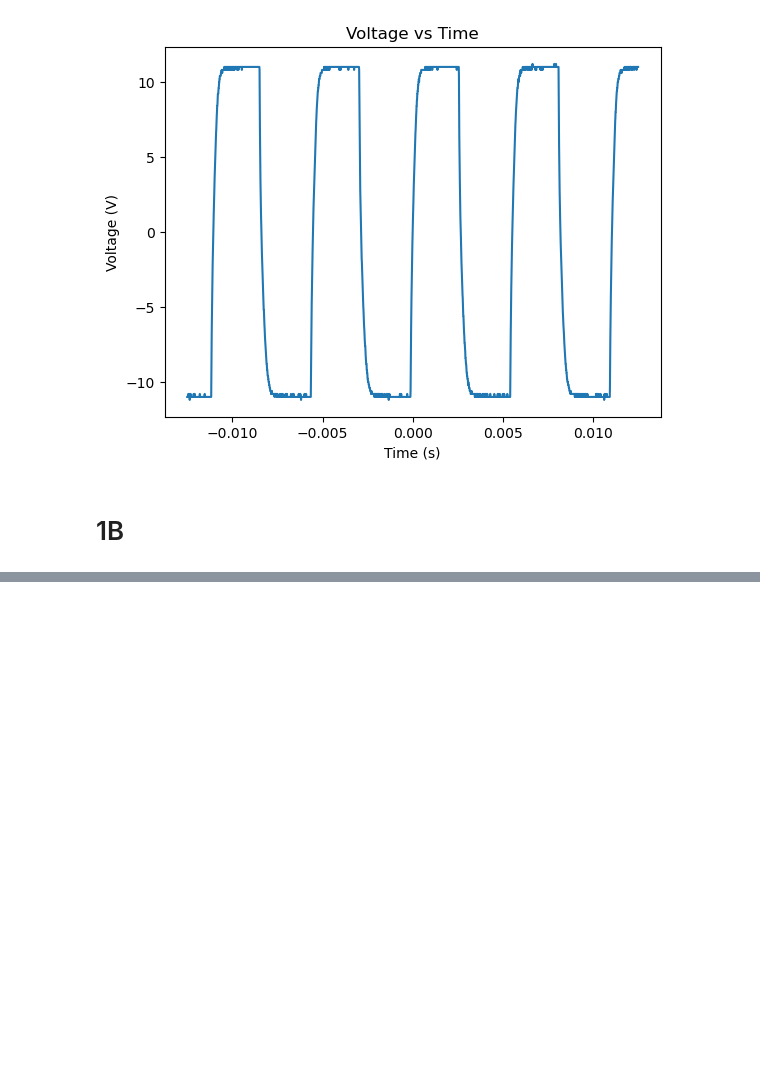
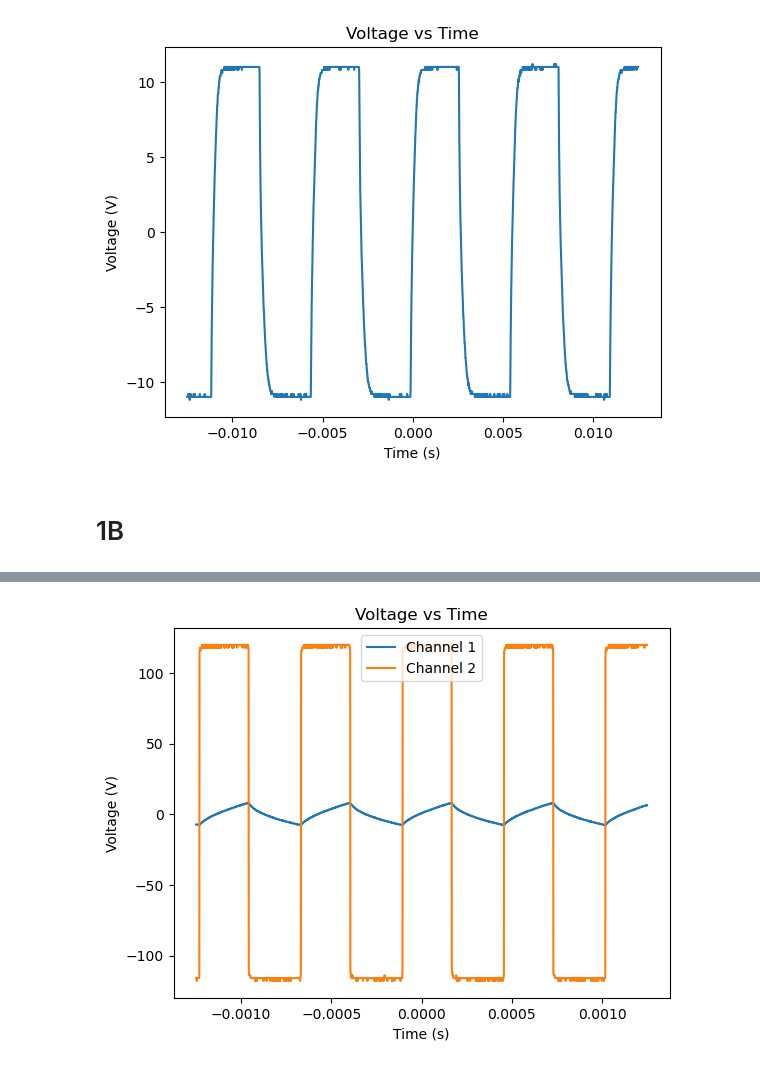
Before and after one commit to Quantum-Impulse/Eletronic-Techniques-Reports, a Jupyter notebook: Report 1/Lab 2/Lab2.ipynb, the cells around one changed output, grey strips where cells are left out. Cells and saved outputs as stored; diff of their text form; code cells hidden in the pictures; blank space fills up the shorter version.

```diff
--- a/Report 1/Lab 2/Lab2.ipynb
+++ b/Report 1/Lab 2/Lab2.ipynb
@@ -49,11 +54,24 @@ Index(['Col1', 'Col2', 'Col3', 'Col4', 'Col5', 'Col6'], dtype='object')
 # %%
 add_top_row("./data/1b2khz/F0001CH1.csv")
 add_top_row("./data/1b2khz/F0001CH2.csv")
-add_top_row("./data/1b20khz/F0001CH1.csv")
-add_top_row("./data/1b20khz/F0001CH2.csv")
-add_top_row("./data/1b200khz/F0002CH1.csv")
-add_top_row("./data/1b200khz/F0002CH2.csv")
-add_top_row("./data/1b2khz/F0002CH1.csv")
+
+add_top_row("./data/1b20khz/F0002CH1.csv")
+add_top_row("./data/1b20khz/F0002CH2.csv")
+
+add_top_row("./data/1b200hz/F0000CH1.csv")
+add_top_row("./data/1b200hz/F0000CH2.csv")
+
+add_top_row("./data/1b200khz/F0003CH1.csv")
+add_top_row("./data/1b200khz/F0003CH2.csv")
 
 data_1b_ch1= pd.read_csv('./data/1b2khz/F0001CH1.csv')
 data_1b_ch2= pd.read_csv('./data/1b2khz/F0001CH2.csv')
+
+data_1b_ch1_20khz= pd.read_csv('./data/1b20khz/F0002CH1.csv')
+data_1b_ch2_20khz= pd.read_csv('./data/1b20khz/F0002CH2.csv')
+
+data_1b_ch1_200hz= pd.read_csv('./data/1b200hz/F0000CH1.csv')
+data_1b_ch2_200hz= pd.read_csv('./data/1b200hz/F0000CH2.csv')
+
+data_1b_ch1_200khz= pd.read_csv('./data/1b200khz/F0003CH1.csv')
+data_1b_ch2_200khz= pd.read_csv('./data/1b200khz/F0003CH2.csv')
@@ -59,0 +90,12 @@ data_1b_ch2= pd.read_csv('./data/1b2khz/F0001CH2.csv')
+# %%
+# graph data_1b_ch1_20khz and data_1b_ch2_20khz, overlaying each other.
+# Add index of channels to the legend
+plt.plot(data_1b_ch1_20khz['Time'], data_1b_ch1_20khz['Voltage'])
+plt.plot(data_1b_ch2_20khz['Time'], data_1b_ch2_20khz['Voltage'])
+plt.xlabel('Time (s)')
+plt.ylabel('Voltage (V)')
+plt.title('Voltage vs Time')
+plt.legend(['Channel 1', 'Channel 2'])
+plt.show()
+# %% [output]
+[figure, added]
```
Also changed, not shown: parts of 8 cells of this notebook, 13 other files.
